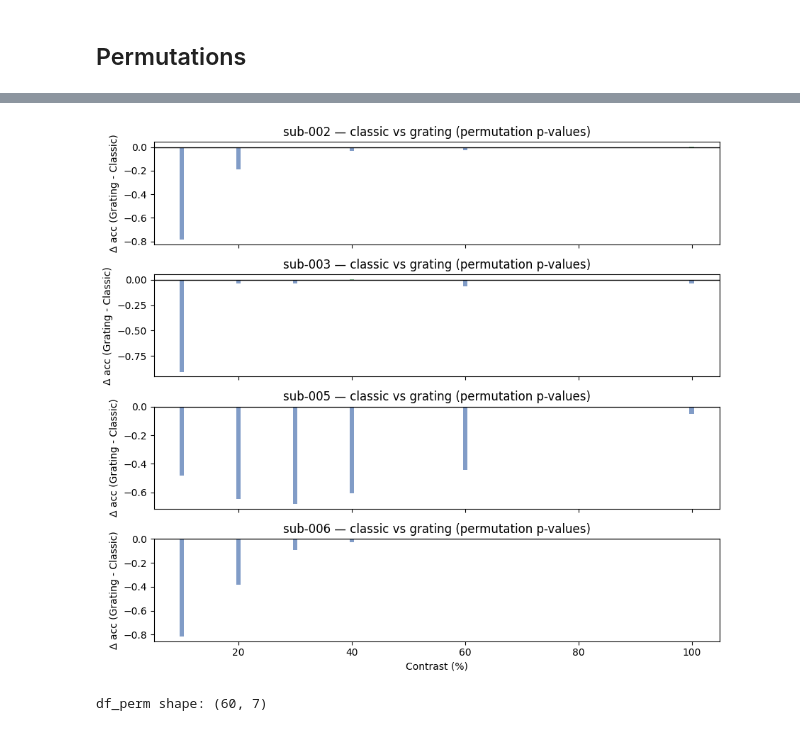
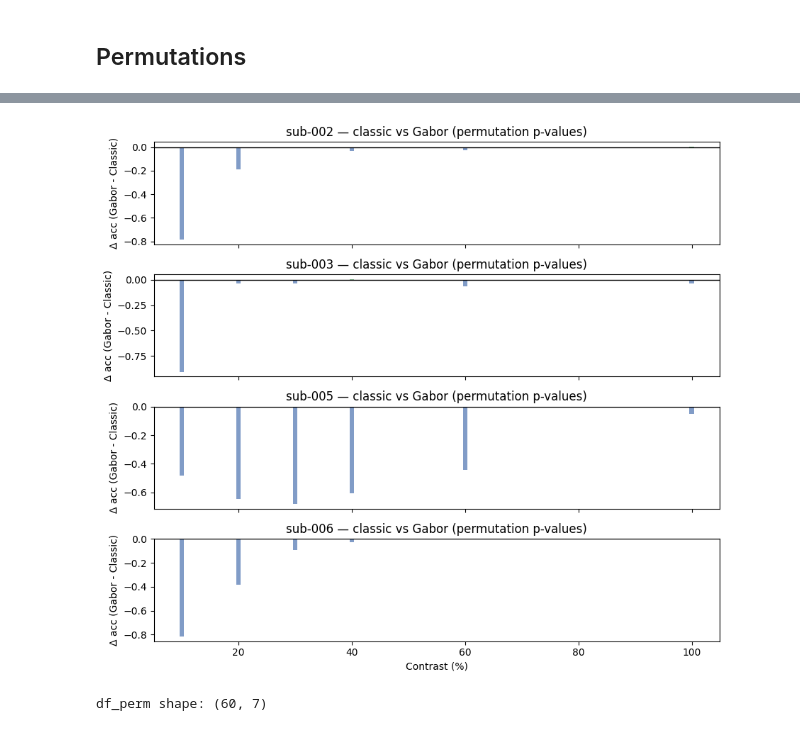
Before and after one commit to donja-schipper/cvep-speller-thesis-code, a Jupyter notebook: DecodingAnalysis/notebooks/figures.ipynb, the cells around one changed output, grey strips where cells are left out. Saved outputs shown, nothing was run; the diff lists cells and outputs as text; code cells hidden in the pictures.

Commit message:
Change Gabor/grating inconsistencies

```diff
--- a/DecodingAnalysis/notebooks/figures.ipynb
+++ b/DecodingAnalysis/notebooks/figures.ipynb
@@ -174,6 +174,11 @@ plt.show()
 # %% [markdown]
 ## Learning Curves
 # %%
+stim_label_map = {
+    "classic": "Classic",
+    "grating": "Gabor"
+}
+
 contrasts = sorted(df_lc_use["contrast"].unique())
 colors = sns.color_palette("tab10", len(contrasts))
 linestyle_map = {"classic": "-", "grating": "--"}
@@ -197,7 +202,7 @@ for ax, stim_type in zip(axes, stim_types):
         x = fracs * n_trials
 
         ax.plot(x,mean_acc,marker="o",linestyle=linestyle_map[stim_type],color=contrast_to_color[contrast],label=f"{contrast}%",)
-    ax.set_title(f"{stim_type.capitalize()}")
+    ax.set_title(f"{stim_label_map[stim_type]}")
     ax.set_xlabel("Number of training trials")
     ax.grid(alpha=0.3)
     ax.legend(title="Contrast")
@@ -376,36 +381,36 @@ if n_subj == 1:
     axes = [axes]
 
 for ax, subj in zip(axes, subjects):
     df_sub = between_use[between_use["subject"] == subj].copy()
     df_sub = df_sub.sort_values("contrast")
 
     diffs = df_sub["difference_grating_minus_classic"].values
     cs    = df_sub["contrast"].values
     pvals = df_sub["p_value"].values
 
     colors = ["#55A868" if d > 0 else "#4C72B0" for d in diffs]  # green if grating > classic, blue otherwise
     bars = ax.bar(cs, diffs, color=colors, alpha=0.7)
 
     # add stars for p < 0.05
     for x, d, p in zip(cs, diffs, pvals):
         if p < 0.05:
             ax.text(
                 x, d + 0.01 * np.sign(d if d != 0 else 1),
                 "*",
                 ha="center", va="bottom",
                 fontsize=14, color="red",
             )
 
     ax.axhline(0, color="black", linewidth=1)
-    ax.set_ylabel("Δ acc (Grating - Classic)")
-    ax.set_title(f"{subj} — classic vs grating (permutation p-values)")
+    ax.set_ylabel("Δ acc (Gabor - Classic)")
+    ax.set_title(f"{subj} — classic vs Gabor (permutation p-values)")
 
 axes[-1].set_xlabel("Contrast (%)")
 plt.tight_layout()
 plt.savefig(os.path.join(FIG_DIR, "between_condition_permutation.pdf"),dpi=300,bbox_inches="tight")
 plt.show()
 # %% [output]
-[figure, old version]
+[figure, new version]
 # %%
 within_nulls_path = os.path.join(RESULTS_PERM, "within_perm_nulls.pkl")
 df_perm = pd.read_pickle(within_nulls_path)
```
Also changed, not shown: parts of 2 cells of this notebook.
